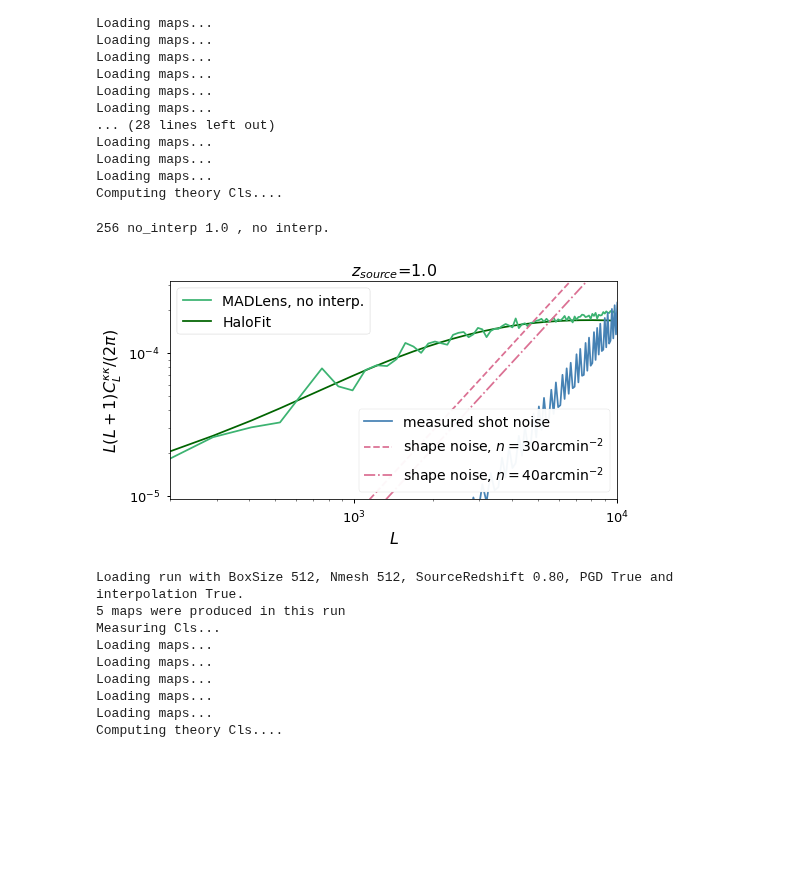
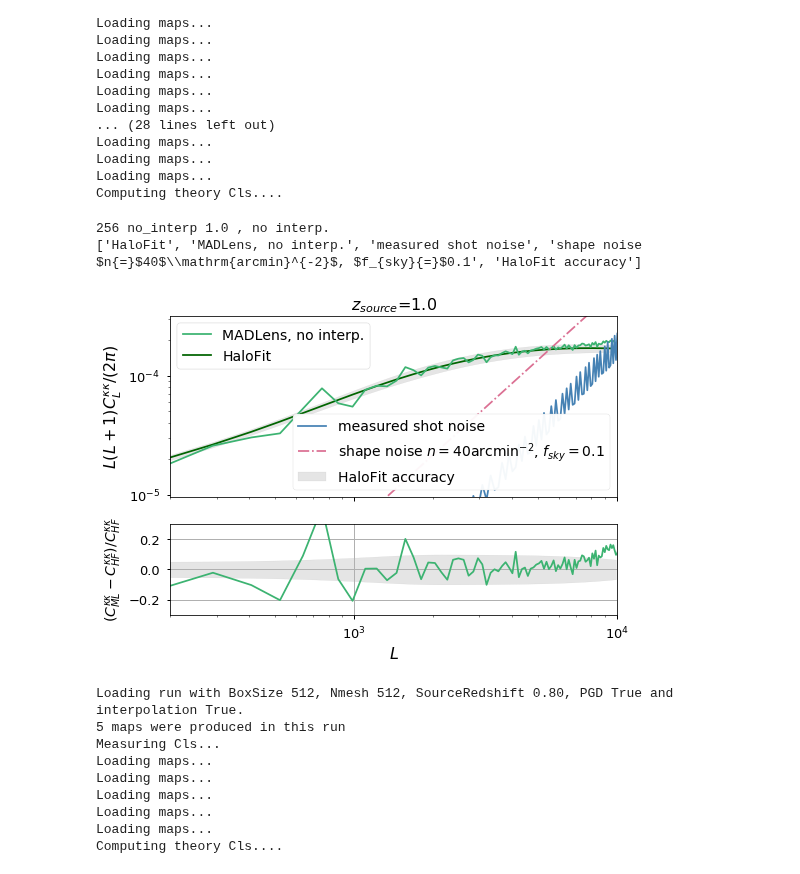
Before and after one commit to VMBoehm/MADLens, a Jupyter notebook: notebooks/PlotResults-publications.ipynb, the cells around one changed output. Saved outputs shown, nothing was run; the diff lists cells and outputs as text; code cells hidden in the pictures; blank space fills up the shorter version.

```diff
--- a/notebooks/PlotResults-publications.ipynb
+++ b/notebooks/PlotResults-publications.ipynb
@@ -70,0 +75,3 @@ plt.show()
+# %%
+from scipy.interpolate import interp1d
+DeltaCL = interp1d(np.logspace(0,4,1000),(out['upper']-out['lower'])/2)
@@ -81,12 +97,12 @@ plt.show()
 # %% [markdown]
 ### plot function
 # %%
-def plot(z1_runs, boxsizes, interps, zss, labels, name, noise=None, other = True, other_label=[''], nplots=2, Ns=[100.]):
+def plot(z1_runs, boxsizes, interps, zss, labels, name, noise=None, other = True, other_label=[''], nplots=2, Ns=[100.], fsky =0.1, halofit_uncert=False, shape_noise=False):
 
     colors = ['mediumseagreen','coral','royalblue']
     colors2= ['darkgreen', 'firebrick','darkblue']
     if nplots == 2:
-        fig, ax = plt.subplots(nrows=2, ncols=1, sharex=True, sharey=False, squeeze=True, gridspec_kw={'height_ratios':(4,3)})
+        fig, ax = plt.subplots(nrows=2, ncols=1, sharex=True, sharey=False, squeeze=True, gridspec_kw={'height_ratios':(2,1)})
     elif nplots ==1:
         fig, ax = plt.subplots(nrows=1, ncols=1, sharex=True, sharey=False, squeeze=True, figsize=(8,4))
         ax = [ax]
@@ -122,10 +138,6 @@ def plot(z1_runs, boxsizes, interps, zss, labels, name, noise=None, other = True
         yt   = z1_runs[boxsize][interp][str(zs)].theory_cls[str(zs)]['clkk']
 
 
-        ratio = (y-yt)/yt
-        ratio_error = (yerr)/yt
-
-
         if len(np.unique(zss))==1:
             ax[0].set_title('$z_{source}$=%.1f'%zs,fontsize=16)
 
@@ -136,27 +148,41 @@ def plot(z1_runs, boxsizes, interps, zss, labels, name, noise=None, other = True
         else:
             ax[0].loglog(L,x*y, label='MADLens%s'%(label), color=colors[ii])
 
+        if halofit_uncert:
+            ind =np.where(L<=10000)
+            LL = L[ind]
+            xx = LL*(LL+1.)/2./np.pi
+            ax[0].fill_between(LL, xx*(yt[ind]-DeltaCL(LL)), xx*(yt[ind]+DeltaCL(LL)),color='gray', label='HaloFit accuracy', alpha=0.2, zorder=--1)
+
         if noise is not None:
+            noise_smooth = np.convolve(noise,np.ones(20)/20., mode='same')
             ax[0].loglog(L,x*noise, label='measured shot noise', color='steelblue')
+            #ax[0].loglog(L,x*noise_smooth, color='steelblue')
 
         if ii ==len(zss)-1:
             lss = ['-.','--']
             for ls, N in enumerate(Ns):
-                Cl_shape = compute_shape_noise_power(sigma_e=0.4,n=N,fsky=0.1)
+                Cl_shape = compute_shape_noise_power(sigma_e=0.4,n=N,fsky=fsky)
                 Cl_shape*=(np.pi/(180.*60.))**2
-                ax[0].loglog(L,x*Cl_shape, label='shape noise, $n{=}$%d$\mathrm{arcmin}^{-2}$'%N, color='palevioletred', ls=lss[ls])
-
-        ax[0].fill_between(L, x*(y-yerr), x*(y+yerr),color='gray', alpha=0.2)
+                ax[0].loglog(L,x*Cl_shape, label='shape noise $n{=}$%d$\mathrm{arcmin}^{-2}$, $f_{sky}{=}$%.1f'%(N,fsky), color='palevioletred', ls=lss[ls])
 
         handles, labels = ax[0].get_legend_handles_labels()
 
+        print(labels)
+        ratio = (y-yt)/yt
+        ratio_error = (yerr)/yt
         if nplots>1:
-
             ax[1].semilogx(L,ratio, color=colors[ii])
             ax[1].fill_between(L,ratio-ratio_error, ratio+ratio_error,color='gray', alpha=0.2)
-            if len(Ns)==1 and ii ==len(zss)-1:
-                ax[1].fill_between(L, -(Cl_shape/yt), (Cl_shape/yt),color='palevioletred', alpha=0.2)
-            ax[1].set_ylim(-0.10,0.10)
+            if shape_noise and ii ==len(zss)-1:
+                ax[1].fill_between(L, -Cl_shape/yt, Cl_shape/yt,color='palevioletred', alpha=0.2)
+            if halofit_uncert:
+                ind =np.where(L<=10000)
+                LL = L[ind]
+                ax[1].fill_between(LL, (-DeltaCL(LL))/yt[ind], (+DeltaCL(LL))/yt[ind],color='gray', alpha=0.2)
+                ax[1].set_ylim(-0.30,0.30)
+            else:
+                ax[1].set_ylim(-0.15,0.15)
             ax[1].set_ylabel('relative difference')
             ax[1].set_ylabel(r'$(C_{ML}^{\kappa \kappa}-C_{HF}^{\kappa \kappa})/C_{HF}^{\kappa \kappa}$',fontsize=14)
             ax[1].set_xlabel('$L$',fontsize=16)
@@ -174,7 +200,7 @@ def plot(z1_runs, boxsizes, interps, zss, labels, name, noise=None, other = True
     if np.any(noise==None):
         offset = len(Ns)
     else:
-        offset = len(Ns)+1
+        offset = len(Ns)+2
 
     first_legend = ax[0].legend(handles=handles[-offset::], loc='lower right',fontsize=14,framealpha=0.95)
 
@@ -264,10 +290,11 @@ Loading maps...
 Loading maps...
 Computing theory Cls....
 # %%
-plot(runs, boxsizes=[256], interps=['no_interp'], zss=[1.0], labels=[', no interp.'],other=False, other_label='integrated measured $P_k$', noise=white_noise, nplots=1, name='int_comp', Ns=[30,40])
+plot(runs, boxsizes=[256], interps=['no_interp'], zss=[1.0], labels=[', no interp.'],other=False, other_label='integrated measured $P_k$', noise=white_noise, nplots=2, name='int_comp', Ns=[40],halofit_uncert=True)
 # %% [output]
 256 no_interp 1.0 , no interp.
+['HaloFit', 'MADLens, no interp.', 'measured shot noise', 'shape noise $n{=}$40$\\mathrm{arcmin}^{-2}$, $f_{sky}{=}$0.1', 'HaloFit accuracy']
-[figure, old version]
+[figure, new version]
 # %%
 run = Run(githash='859f754', label='transfer_test', rnum=0, local_path='../')
 # this function loads all available clkk (clkk for all source redhifts) and computes their theory counterparts
```
Also changed, not shown: parts of 7 cells of this notebook, 2 other files.
